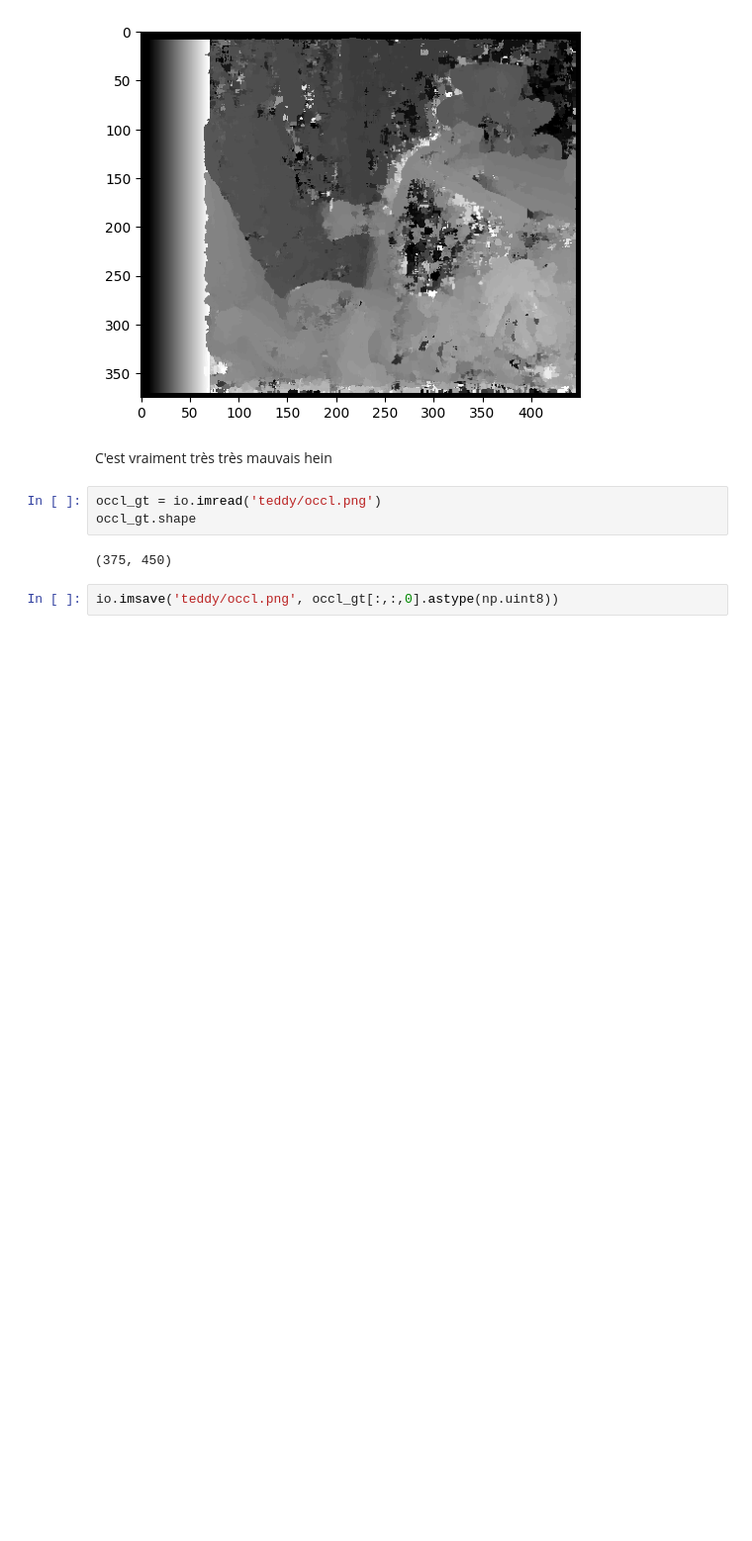
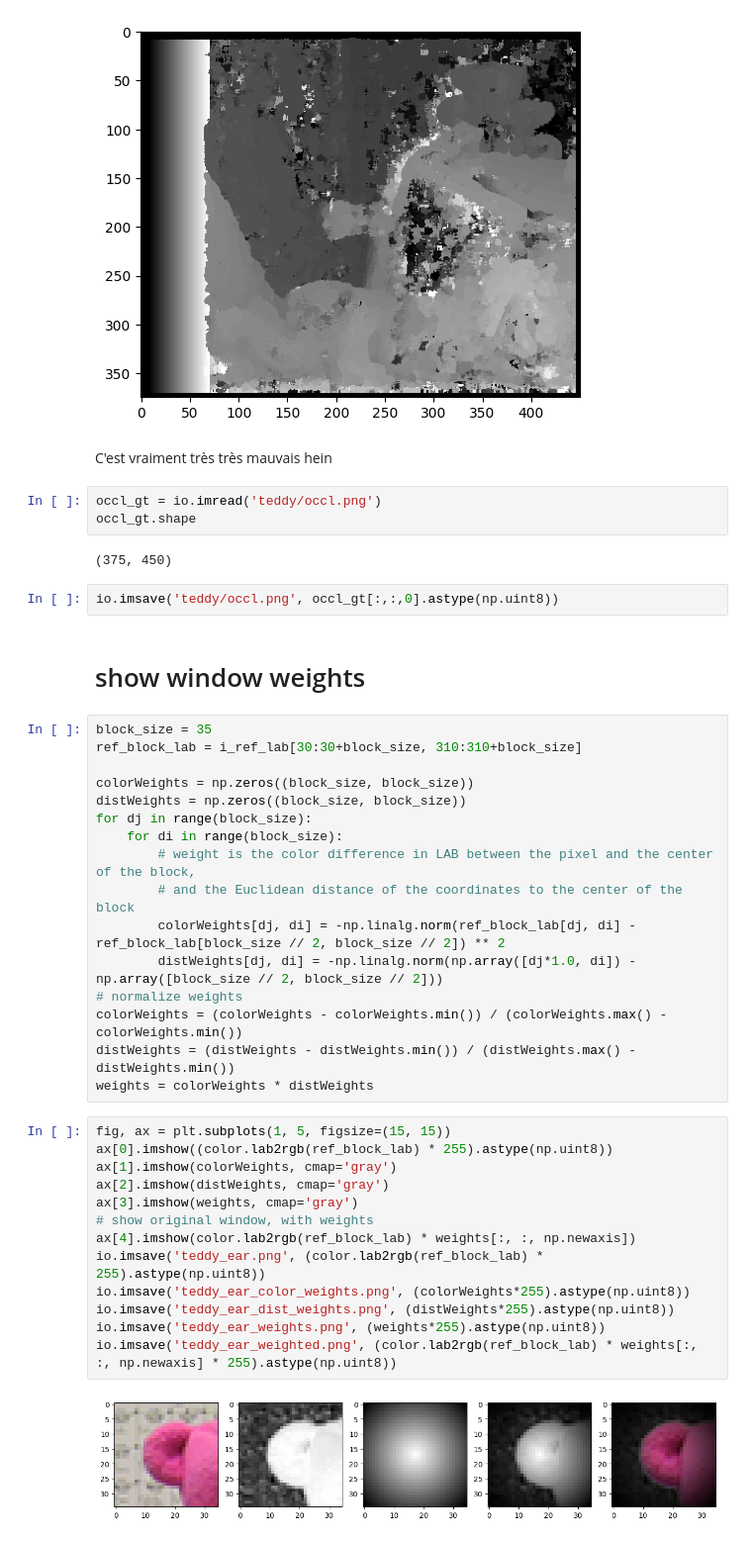
Before and after one commit to pierreadorni/depth-estimation, a Jupyter notebook: noml/tests.ipynb, the cells around one changed output. Shown at 99% size. Cells and saved outputs as stored; diff of their text form; blank space fills up the shorter version.

```diff
--- a/noml/tests.ipynb
+++ b/noml/tests.ipynb
@@ -152,3 +156,36 @@ occl_gt.shape
 (375, 450)
 # %%
 io.imsave('teddy/occl.png', occl_gt[:,:,0].astype(np.uint8))
+# %% [markdown]
+# show window weights
+# %%
+block_size = 35
+ref_block_lab = i_ref_lab[30:30+block_size, 310:310+block_size]
+
+colorWeights = np.zeros((block_size, block_size))
+distWeights = np.zeros((block_size, block_size))
+for dj in range(block_size):
+    for di in range(block_size):
+        # weight is the color difference in LAB between the pixel and the center of the block,
+        # and the Euclidean distance of the coordinates to the center of the block
+        colorWeights[dj, di] = -np.linalg.norm(ref_block_lab[dj, di] - ref_block_lab[block_size // 2, block_size // 2]) ** 2
+        distWeights[dj, di] = -np.linalg.norm(np.array([dj*1.0, di]) - np.array([block_size // 2, block_size // 2]))
+# normalize weights
+colorWeights = (colorWeights - colorWeights.min()) / (colorWeights.max() - colorWeights.min())
+distWeights = (distWeights - distWeights.min()) / (distWeights.max() - distWeights.min())
+weights = colorWeights * distWeights
+# %%
+fig, ax = plt.subplots(1, 5, figsize=(15, 15))
+ax[0].imshow((color.lab2rgb(ref_block_lab) * 255).astype(np.uint8))
+ax[1].imshow(colorWeights, cmap='gray')
+ax[2].imshow(distWeights, cmap='gray')
+ax[3].imshow(weights, cmap='gray')
+# show original window, with weights
+ax[4].imshow(color.lab2rgb(ref_block_lab) * weights[:, :, np.newaxis])
+io.imsave('teddy_ear.png', (color.lab2rgb(ref_block_lab) * 255).astype(np.uint8))
+io.imsave('teddy_ear_color_weights.png', (colorWeights*255).astype(np.uint8))
+io.imsave('teddy_ear_dist_weights.png', (distWeights*255).astype(np.uint8))
+io.imsave('teddy_ear_weights.png', (weights*255).astype(np.uint8))
+io.imsave('teddy_ear_weighted.png', (color.lab2rgb(ref_block_lab) * weights[:, :, np.newaxis] * 255).astype(np.uint8))
+# %% [output]
+[figure, added]
```
Also changed, not shown: parts of 16 cells of this notebook, 14 other files.
